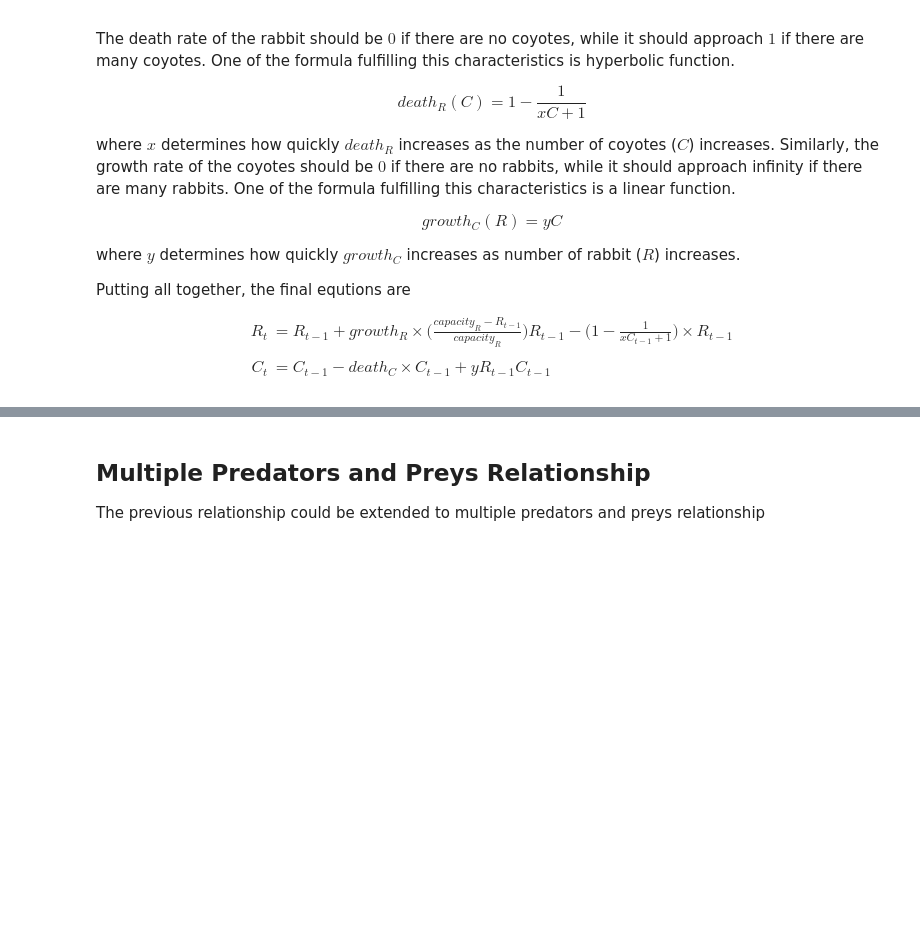
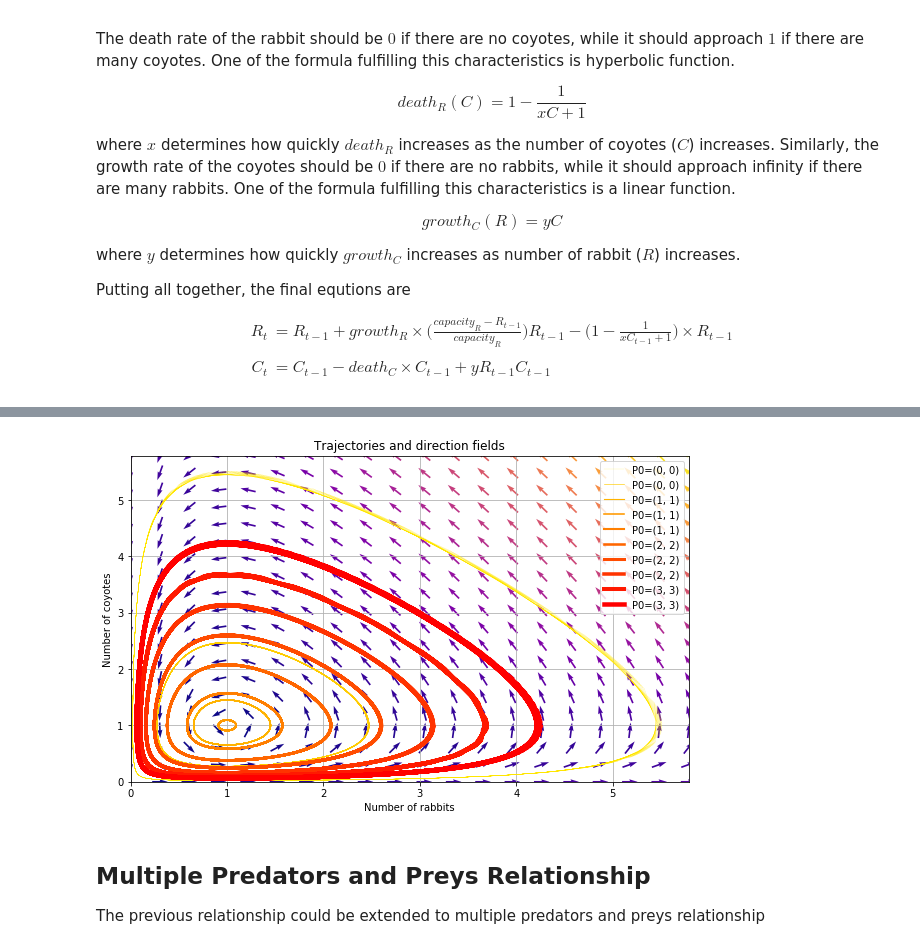
Before and after one commit to hillegass/complex-sim, a Jupyter notebook: src/dev2.ipynb, the cells around one changed output, grey strips where cells are left out. Drawn from its saved outputs; the diff is of its cells as text; code cells hidden in the pictures; blank space fills up the shorter version.

Commit message:
Included Trajectories and direction fields

```diff
--- a/src/dev2.ipynb
+++ b/src/dev2.ipynb
@@ -196,3 +206,55 @@ FloatText(value=1.0, description='y')
+# %%
+from numpy import *
+from matplotlib import pyplot as plt
+from scipy import integrate
+
+# seterr(divide='ignore', invalid='ignore')
+a = growth_rate.value
+b = x.value
+c = death_rate.value
+d = y.value
+# Define the system of ODEs
+# P[0] is prey, P[1] is predator
+def dP_dt(P,t=0):
+    return array([a*P[0]-b*P[0]*P[1], d*b*P[0]*P[1]-c*P[1]])
+# Define the Equilibrium points
+eq1 = array([0. , 0.])
+eq2 = array([c/(d*b),a/b])
+# %%
+values = linspace(0.1, 3, 10)
+# Colors for each trajectory
+vcolors = plt.cm.autumn_r(linspace(0.1, 1., len(values)))
+f = plt.figure(figsize=(10,6))
+t = np.linspace(0, 150, 1000)
+for v, col in zip(values, vcolors):
+    # Starting point
+    P0 = v*eq2
+    P = integrate.odeint(dP_dt, P0, t)
+    plt.plot(P[:,0], P[:,1],
+             lw= 1.5*v, # Different line width for different trajectories
+             color=col, label='P0=(%.f, %.f)' % ( P0[0], P0[1]) )
+ymax = plt.ylim(ymin=0)[1]
+xmax = plt.xlim(xmin=0)[1]
+nb_points   = 20
+x = np.linspace(0, xmax, nb_points)
+y = np.linspace(0, ymax, nb_points)
+X1,Y1  = meshgrid(x, y)
+DX1, DY1 = dP_dt([X1, Y1])
+M = (hypot(DX1, DY1))
+M[M == 0] = 1.
+DX1 /= M
+DY1 /= M
+plt.title('Trajectories and direction fields')
+Q = plt.quiver(X1, Y1, DX1, DY1, M, pivot='mid', cmap=plt.cm.plasma)
+plt.xlabel('Number of rabbits')
+plt.ylabel('Number of coyotes')
+plt.legend()
+plt.grid()
+plt.xlim(0, xmax)
+plt.ylim(0, ymax)
+plt.show()
+# %% [output]
+[figure, added]
 # %% [markdown]
 
 
```
Also changed, not shown: parts of 5 cells of this notebook.
